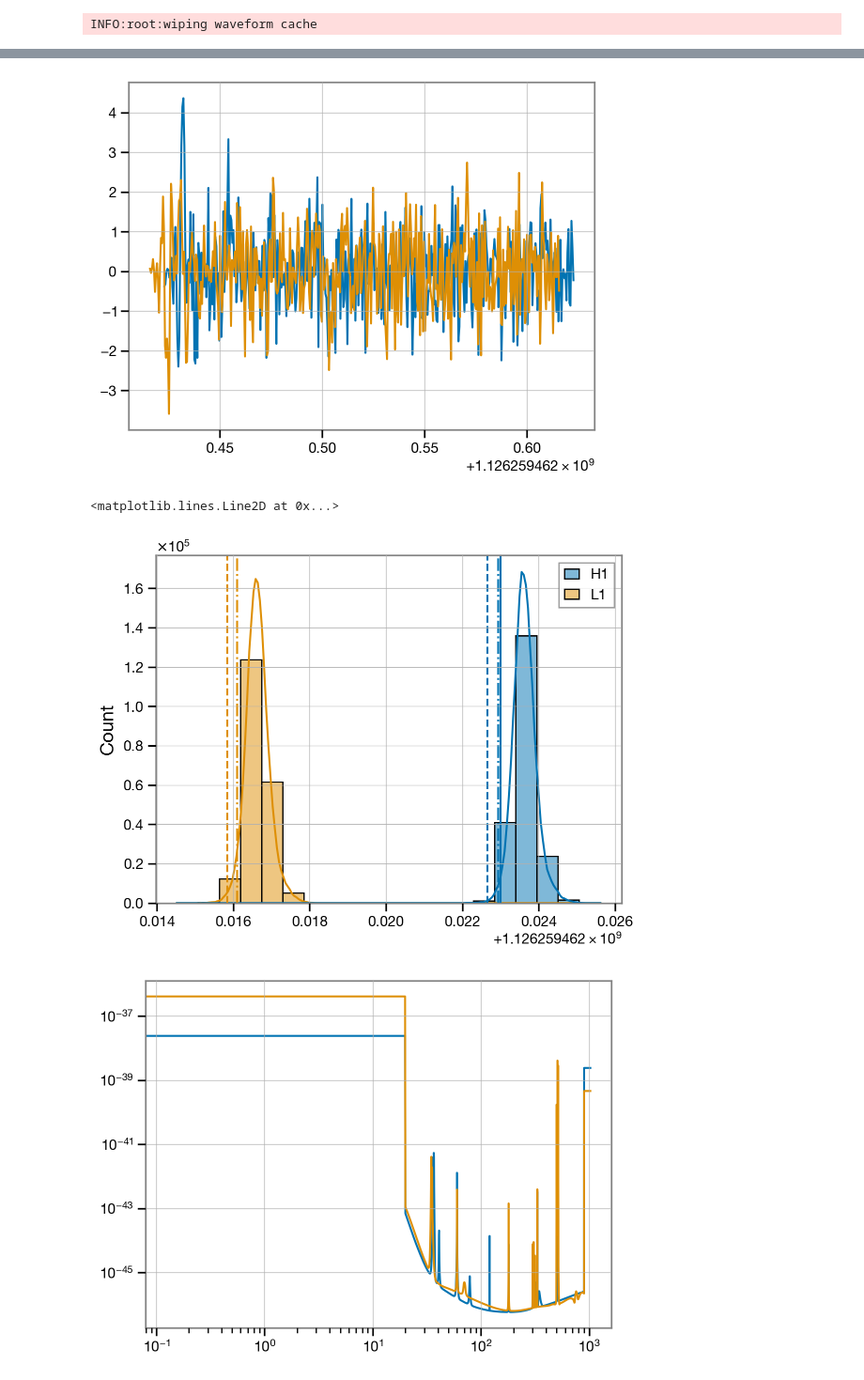
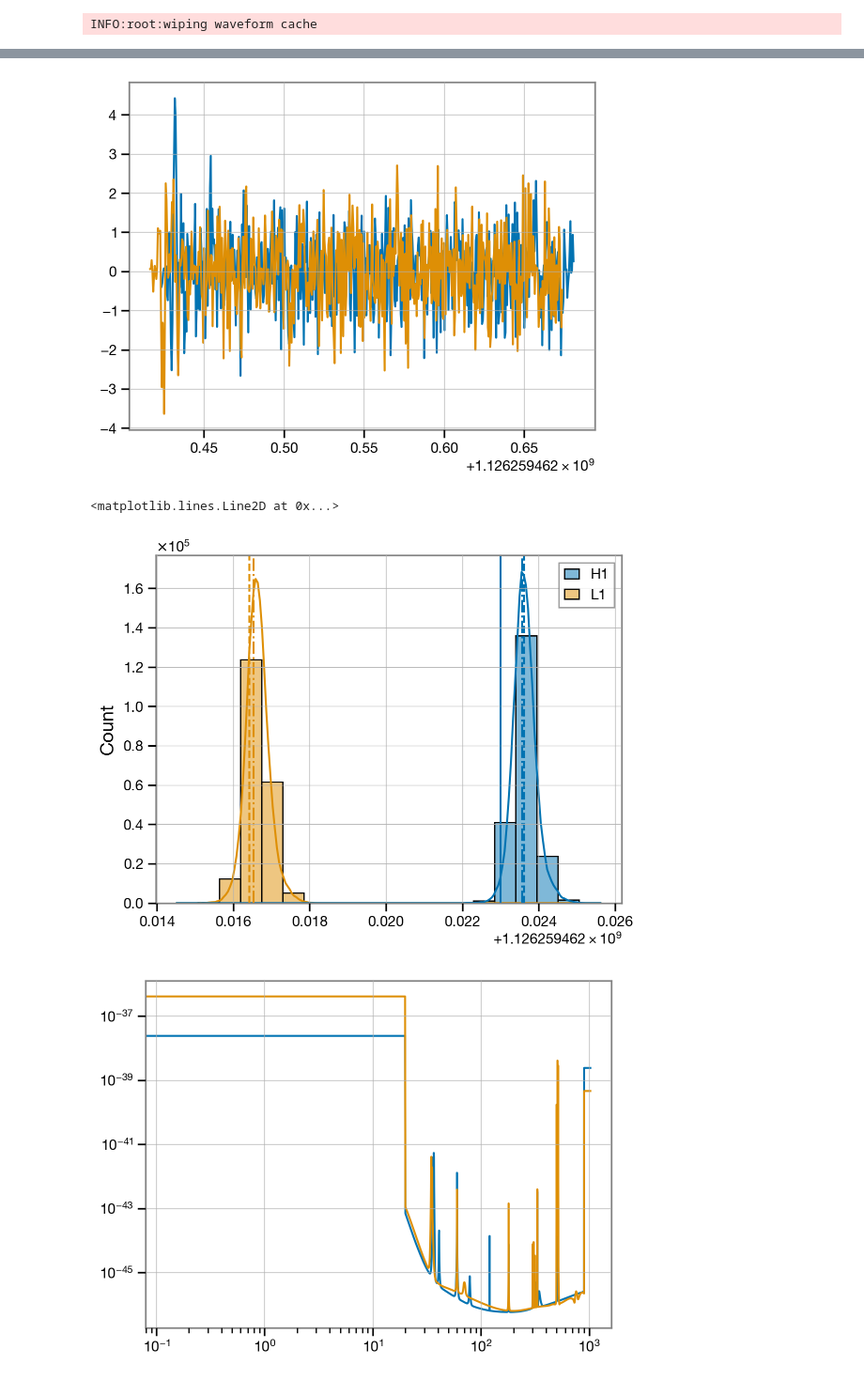
Before and after one commit to maxisi/ringdown, a Jupyter notebook: docs/examples/fit_from_imr_result.ipynb, the cells around one changed output, grey strips where cells are left out. Shown at 94% size. Cells and saved outputs as stored; diff of their text form; code cells hidden in the pictures.

```diff
--- a/docs/examples/fit_from_imr_result.ipynb
+++ b/docs/examples/fit_from_imr_result.ipynb
@@ -95,8 +104,7 @@ INFO:root:completing power spectrum to next power of two
 # reload(rd.fit)
 # reload(rd.fit.imr)
 # %%
-fit = rd.fit.Fit.from_imr_result('GW150914_095045_NRSur7dq4.h5', psds=psds_o1, modes=[(1,-2,2,2,0), (1, -2,2,2,1)],
-                                 peak_kws=dict(manual=True, nsamp=100))
+fit = rd.fit.Fit.from_imr_result('GW150914_095045_NRSur7dq4.h5', psds=psds_o1, modes=[(1,-2,2,2,0), (1, -2,2,2,1)])
 # %% [output]
 WARNING:root:no group provided; using Bilby:NRSur7dq4
 INFO:root:completing low frequencies with 10x max PSD
@@ -127,4 +139,4 @@ snrs = fit.compute_imr_snr(cumulative=True, nsamp=100)
 # %% [output]
 INFO:root:wiping waveform cache
 # %%
-fit.set_target(1126259462.4083147, ra=1.95, dec=-1.27, psi=0.82, duration=0.2)
+# fit.set_target(1126259462.4083147, ra=1.95, dec=-1.27, psi=0.82, duration=0.2)
@@ -141,20 +151,21 @@ for s in snrs:
 for i, d in fit.whitened_analysis_data.items():
     d.plot()
 # %% [output]
-[figure, old version]
+[figure, new version]
 # %%
 bpt = fit.imr_result.get_best_peak_times(nsamp=100)[0]
 # %%
 peak_times = fit.imr_result.get_peak_times()
 sns.histplot(peak_times, bins=20, kde=True)
 plt.axvline(1126259462.423)
 plt.axvline(fit.start_times['H1'], ls='--')
 plt.axvline(fit.start_times['L1'], ls='--', c='C1')
 plt.axvline(bpt['H1'], ls='-.')
 plt.axvline(bpt['L1'], ls='-.', c='C1')
+plt.axvline(peak_times['H1'].median(), ls=':',)
 # %% [output]
 <matplotlib.lines.Line2D at 0x...>
-[figure, old version]
+[figure, new version]
 # %%
 for ifo, acf in fit.acfs.items():
     p = acf.to_psd()
```
Also changed, not shown: parts of 69 cells of this notebook.
